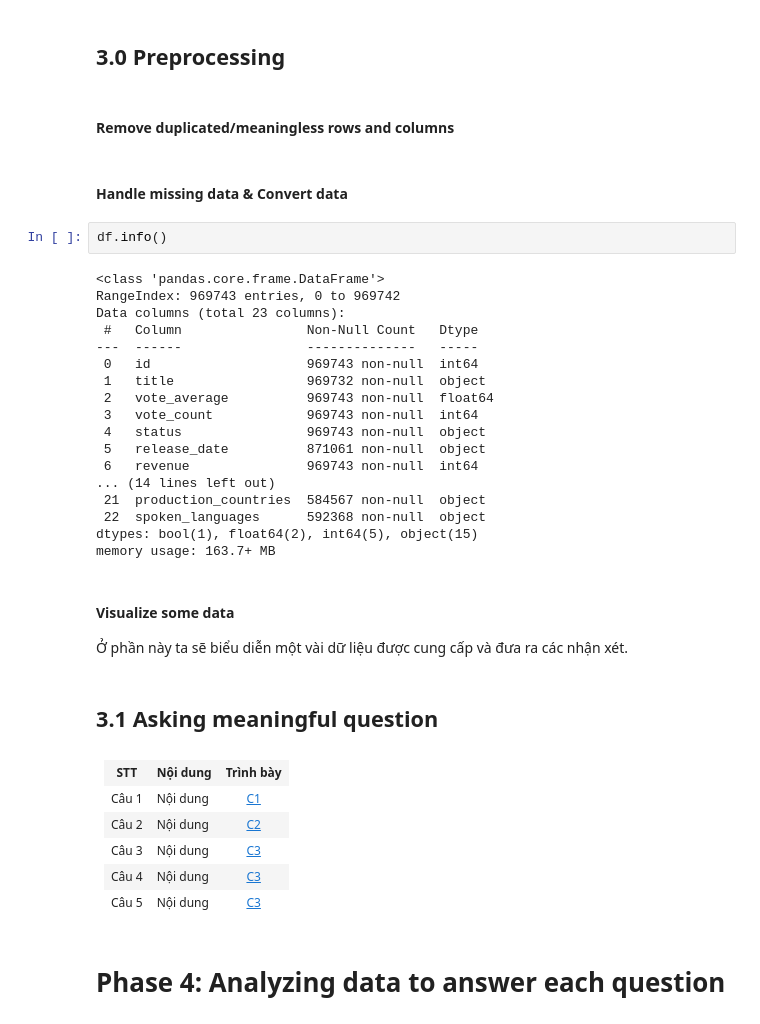
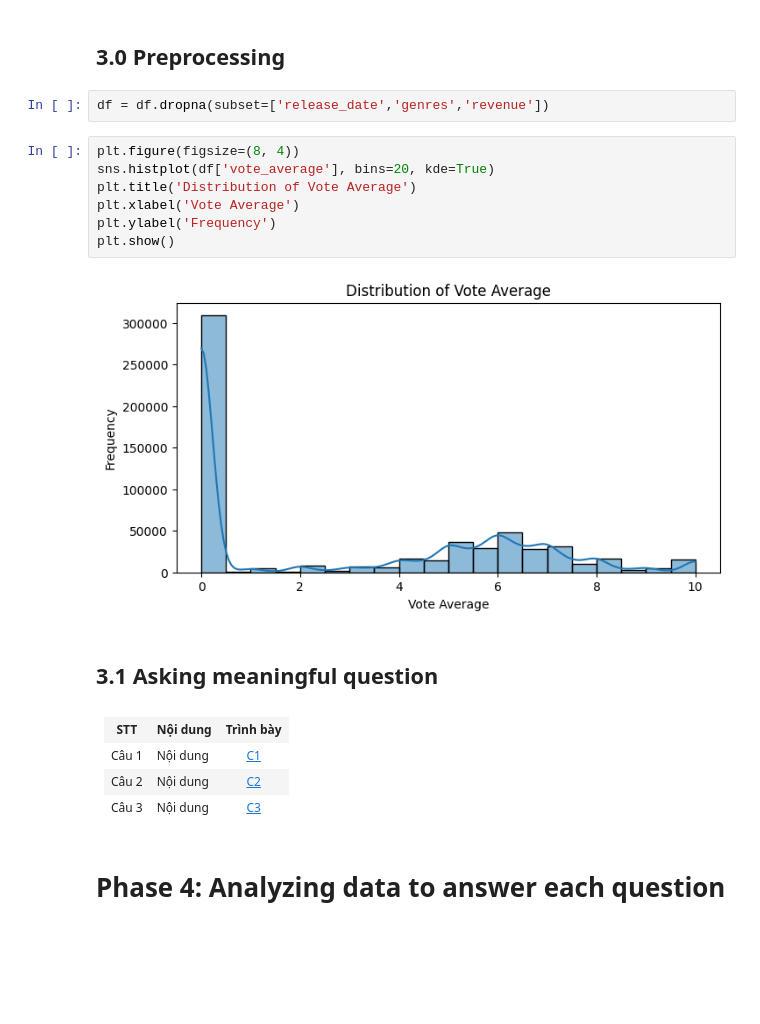
Before and after one commit to baohuyvanba/hcmus_dsp_finalproject_CSC17104, a Jupyter notebook: finalproject.ipynb, the cells around one changed output. Cells and saved outputs as stored; diff of their text form; blank space fills up the shorter version.

```diff
--- a/finalproject.ipynb
+++ b/finalproject.ipynb
@@ -135,33 +158,17 @@ Yêu cầu:
     - Ý nghĩa của câu hỏi
 # %% [markdown]
 ## **3.0** Preprocessing
-# %% [markdown]
-#### Remove duplicated/meaningless rows and columns
-# %% [markdown]
-#### Handle missing data & Convert data
-# %%
-df.info()
-# %% [output]
-<class 'pandas.core.frame.DataFrame'>
-RangeIndex: 969743 entries, 0 to 969742
-Data columns (total 23 columns):
- #   Column                Non-Null Count   Dtype
----  ------                --------------   -----
- 0   id                    969743 non-null  int64
- 1   title                 969732 non-null  object
- 2   vote_average          969743 non-null  float64
- 3   vote_count            969743 non-null  int64
- 4   status                969743 non-null  object
- 5   release_date          871061 non-null  object
- 6   revenue               969743 non-null  int64
-... (14 lines left out)
- 21  production_countries  584567 non-null  object
- 22  spoken_languages      592368 non-null  object
-dtypes: bool(1), float64(2), int64(5), object(15)
-memory usage: 163.7+ MB
-# %% [markdown]
-#### Visualize some data
-Ở phần này ta sẽ biểu diễn một vài dữ liệu được cung cấp và đưa ra các nhận xét.
+# %%
+df = df.dropna(subset=['release_date','genres','revenue'])
+# %%
+plt.figure(figsize=(8, 4))
+sns.histplot(df['vote_average'], bins=20, kde=True)
+plt.title('Distribution of Vote Average')
+plt.xlabel('Vote Average')
+plt.ylabel('Frequency')
+plt.show()
+# %% [output]
+[figure, added]
 # %% [markdown]
 ## **3.1** Asking meaningful question
 # %% [markdown]
@@ -186,16 +193,6 @@ memory usage: 163.7+ MB
         <td style='text-align:left;'>Nội dung</td>
         <td style='text-align:center;'><a href='#cauhoi_3'>C3</a></td>
     </tr>
-    <tr>
-        <td style='text-align:center;'>Câu 4</td>
-        <td style='text-align:left;'>Nội dung</td>
-        <td style='text-align:center;'><a href='#cauhoi_4'>C3</a></td>
-    </tr>
-    <tr>
-        <td style='text-align:center;'>Câu 5</td>
-        <td style='text-align:left;'>Nội dung</td>
-        <td style='text-align:center;'><a href='#cauhoi_5'>C3</a></td>
-    </tr>
 </table>
 # %% [markdown]
 # **Phase 4**: Analyzing data to answer each question
```
Also changed, not shown: parts of 31 cells of this notebook.
